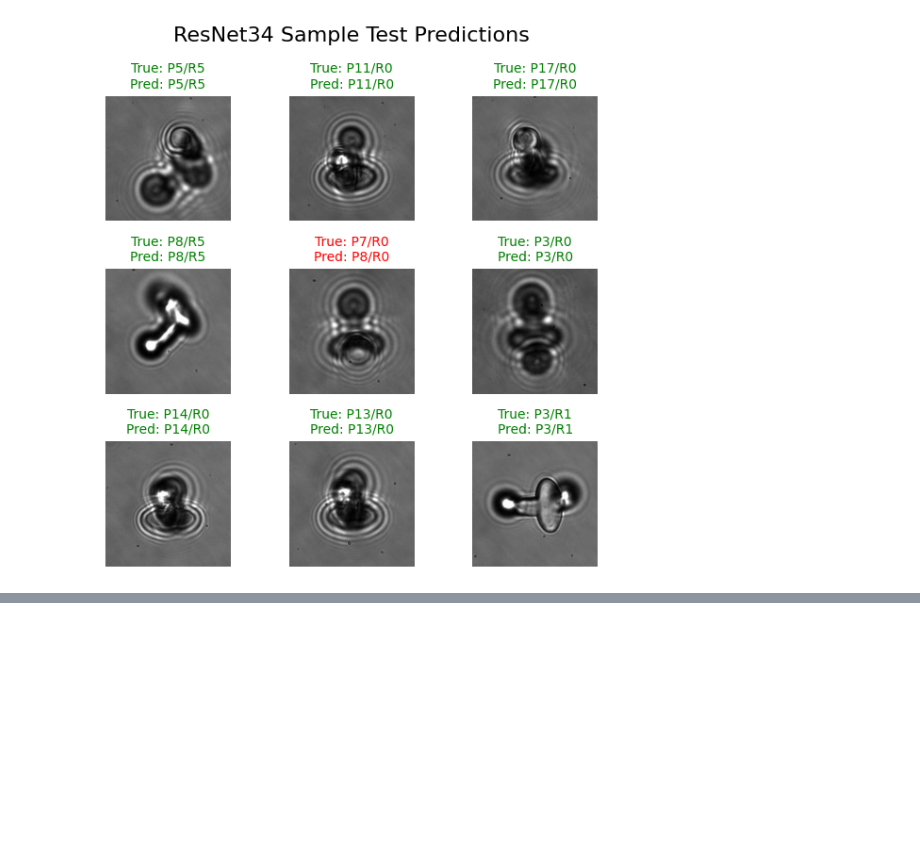
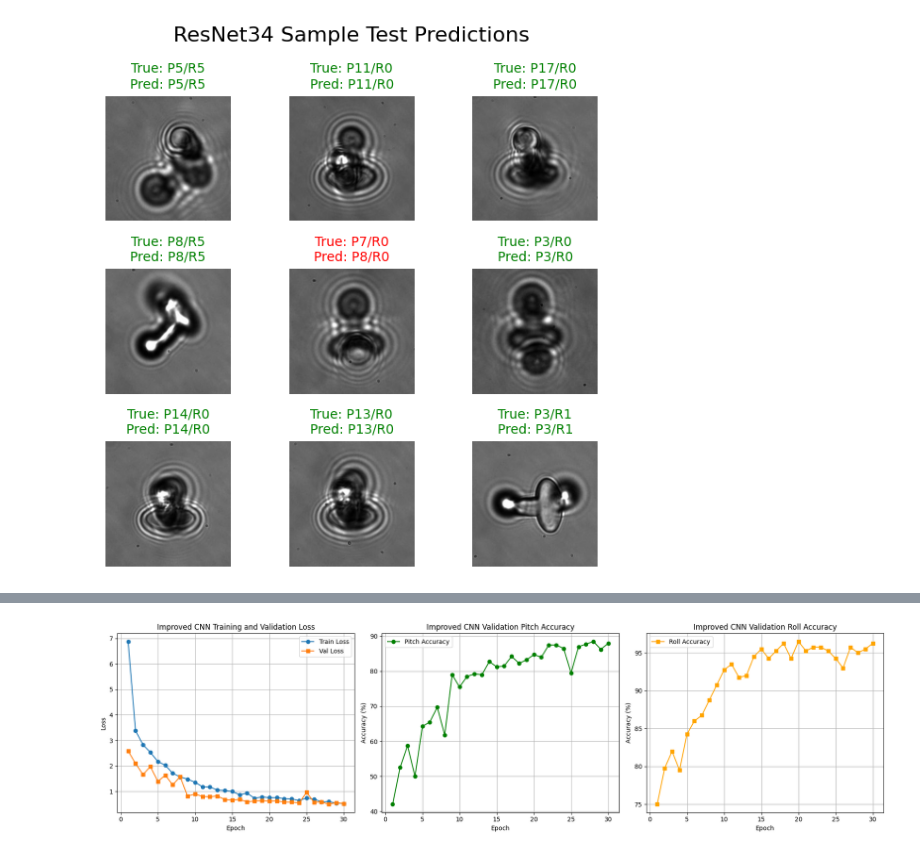
Before and after one commit to axeleth/dl-assignment, a Jupyter notebook: main.ipynb, the cells around one changed output, grey strips where cells are left out. Drawn from its saved outputs; the diff is of its cells as text; code cells hidden in the pictures; blank space fills up the shorter version.

```diff
--- a/main.ipynb
+++ b/main.ipynb
@@ -1037,0 +1219,29 @@ plt.show()
+# %%
+# show the curves for improved cnn
+fig, axes = plt.subplots(1, 3, figsize=(18, 5))
+# Loss plot
+axes[0].plot(range(1, num_epochs+1), improved_train_losses, label='Train Loss', marker='o')
+axes[0].plot(range(1, num_epochs+1), improved_val_losses, label='Val Loss', marker='s')
+axes[0].set_xlabel('Epoch')
+axes[0].set_ylabel('Loss')
+axes[0].set_title('Improved CNN Training and Validation Loss')
+axes[0].legend()
+axes[0].grid(True)
+# Pitch accuracy plot
+axes[1].plot(range(1, num_epochs+1), improved_val_pitch_accs, label='Pitch Accuracy', marker='o', color='green')
+axes[1].set_xlabel('Epoch')
+axes[1].set_ylabel('Accuracy (%)')
+axes[1].set_title('Improved CNN Validation Pitch Accuracy')
+axes[1].legend()
+axes[1].grid(True)
+# Roll accuracy plot
+axes[2].plot(range(1, num_epochs+1), improved_val_roll_accs, label='Roll Accuracy', marker='s', color='orange')
+axes[2].set_xlabel('Epoch')
+axes[2].set_ylabel('Accuracy (%)')
+axes[2].set_title('Improved CNN Validation Roll Accuracy')
+axes[2].legend()
+axes[2].grid(True)
+plt.tight_layout()
+plt.show()
+# %% [output]
+[figure, added]
```
Also changed, not shown: parts of 6 cells of this notebook.
